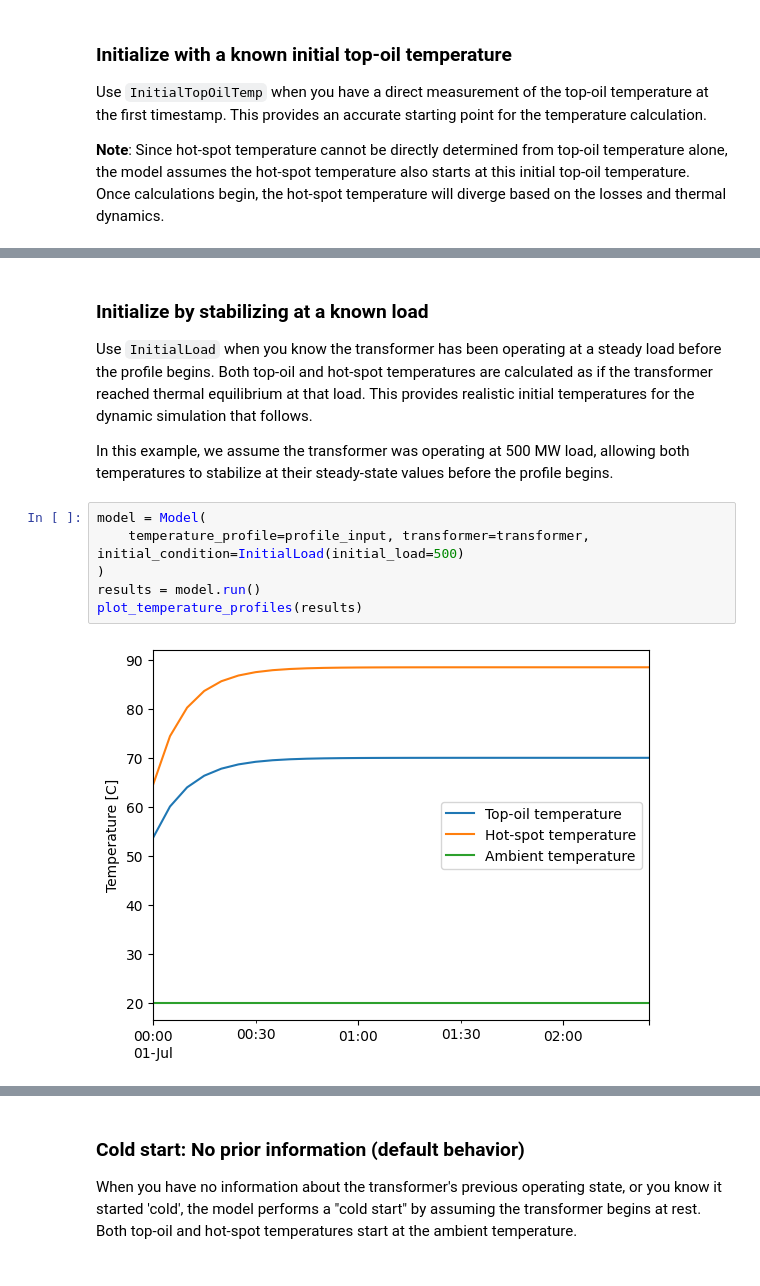
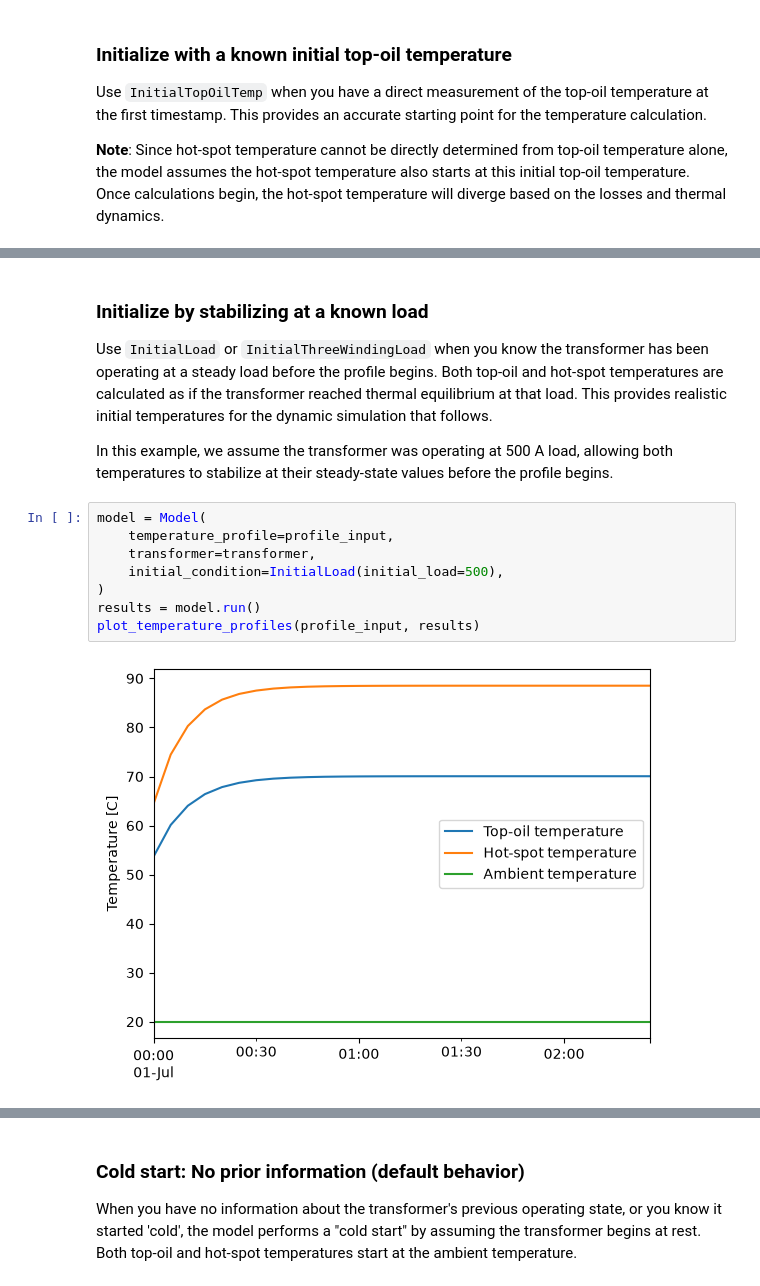
Before and after one commit to alliander-opensource/transformer-thermal-model, a Jupyter notebook: docs/examples/initial_temperature.ipynb, the cells around one changed output, grey strips where cells are left out. Saved outputs shown, nothing was run; the diff lists cells and outputs as text.

```diff
--- a/docs/examples/initial_temperature.ipynb
+++ b/docs/examples/initial_temperature.ipynb
@@ -65,14 +148,16 @@ plot_temperature_profiles(results)
 # %% [markdown]
 ### Initialize by stabilizing at a known load
 
-Use `InitialLoad` when you know the transformer has been operating at a steady load before the profile begins. Both top-oil and hot-spot temperatures are calculated as if the transformer reached thermal equilibrium at that load. This provides realistic initial temperatures for the dynamic simulation that follows.
+Use `InitialLoad` or `InitialThreeWindingLoad` when you know the transformer has been operating at a steady load before the profile begins. Both top-oil and hot-spot temperatures are calculated as if the transformer reached thermal equilibrium at that load. This provides realistic initial temperatures for the dynamic simulation that follows.
 
-In this example, we assume the transformer was operating at 500 MW load, allowing both temperatures to stabilize at their steady-state values before the profile begins.
+In this example, we assume the transformer was operating at 500 A load, allowing both temperatures to stabilize at their steady-state values before the profile begins.
 # %%
 model = Model(
-    temperature_profile=profile_input, transformer=transformer, initial_condition=InitialLoad(initial_load=500)
+    temperature_profile=profile_input,
+    transformer=transformer,
+    initial_condition=InitialLoad(initial_load=500),
 )
 results = model.run()
-plot_temperature_profiles(results)
+plot_temperature_profiles(profile_input, results)
 # %% [output]
-[figure, old version]
+[figure, new version]
```
Also changed, not shown: parts of 9 cells of this notebook, 12 other files.
